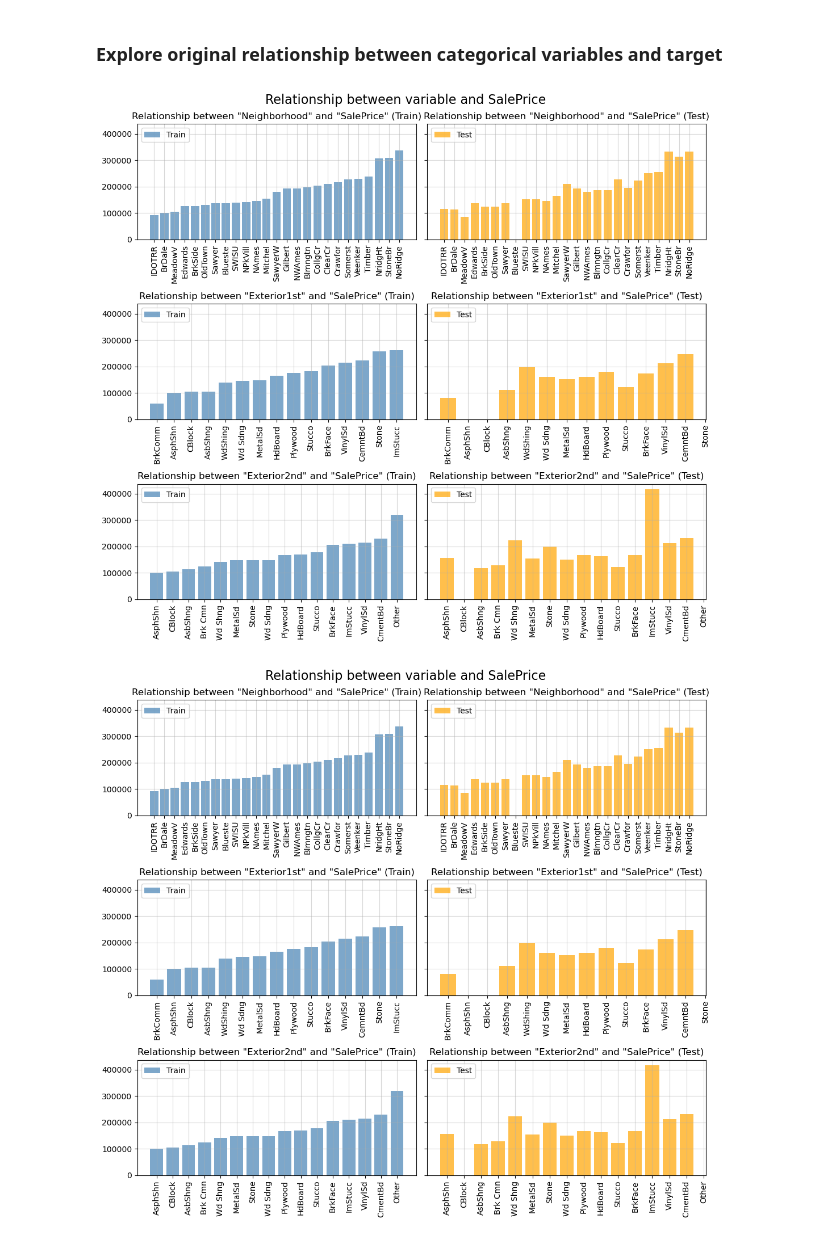
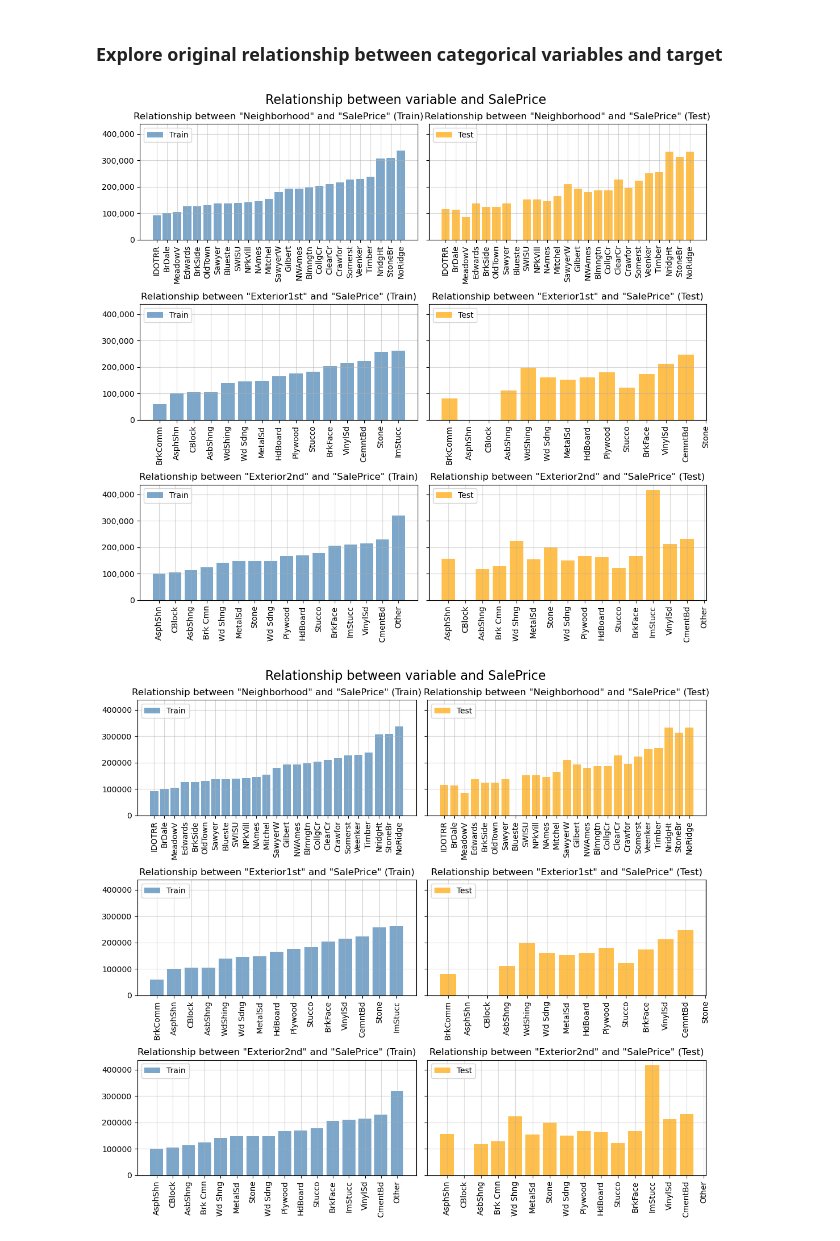
Before and after one commit to omdgit/feature-engineering-for-machine-learning, a Jupyter notebook: Section-09-Categorical-Encoding-Monotonic/01-pandas/01-Ordered-Ordinal-Encoding.ipynb, the cells around one changed output. Cells and saved outputs as stored; diff of their text form; code cells hidden in the pictures.

```diff
--- a/Section-09-Categorical-Encoding-Monotonic/01-pandas/01-Ordered-Ordinal-Encoding.ipynb
+++ b/Section-09-Categorical-Encoding-Monotonic/01-pandas/01-Ordered-Ordinal-Encoding.ipynb
@@ -169,38 +170,41 @@ train = ce.fit_transform(train, y_train)
 test = ce.transform(test)
 # %%
 # omd
+
+from matplotlib import ticker as mticker
 
 # Create a figure and subplots
 fig, axes = plt.subplots(nrows=3, ncols=2, figsize=(11, 10), sharey=True)
 
 # Set common title
 fig.suptitle('Relationship between variable and SalePrice', fontsize=16)
 
 # Iterate through variables
 for i, var in enumerate(["Neighborhood", "Exterior1st", "Exterior2nd"]):
     # create results dataset for train and test
     t1 = y_train.groupby(train[var]).mean().to_frame()
     t2 = y_test.groupby(test[var]).mean()
     t3 = pd.merge(left=t1, right=t2, left_index=True, right_index=True, how='outer')  # will ensure that train & test have the same number of categories per variable
 
     # Plot train data
     axes[i, 0].bar(x=list(ce.categories[i]), height=t3['SalePrice_x'], label='Train', color='steelblue', alpha=0.7)
     axes[i, 0].set_title(f'Relationship between "{var}" and "SalePrice" (Train)')
+    axes[i, 0].yaxis.set_major_formatter(mticker.StrMethodFormatter('{x:,.0f}'))
     axes[i, 0].legend(loc='upper left')
     axes[i, 0].tick_params(axis='x', rotation=90)
     axes[i, 0].grid(True, alpha=0.5)
 
     # Plot test data
     axes[i, 1].bar(x=list(ce.categories[i]), height=t3['SalePrice_y'], label='Test', color='orange', alpha=0.7)
     axes[i, 1].set_title(f'Relationship between "{var}" and "SalePrice" (Test)')
     axes[i, 1].legend(loc='upper left')
     axes[i, 1].tick_params(axis='x', rotation=90)
     axes[i, 1].grid(True, alpha=0.5)
 
 plt.tight_layout()
 plt.show()
 # %% [output]
-[figure, old version]
+[figure, new version]
 # %%
 # omd
 
```
Also changed, not shown: parts of 1 cell of this notebook, 2 other files.
